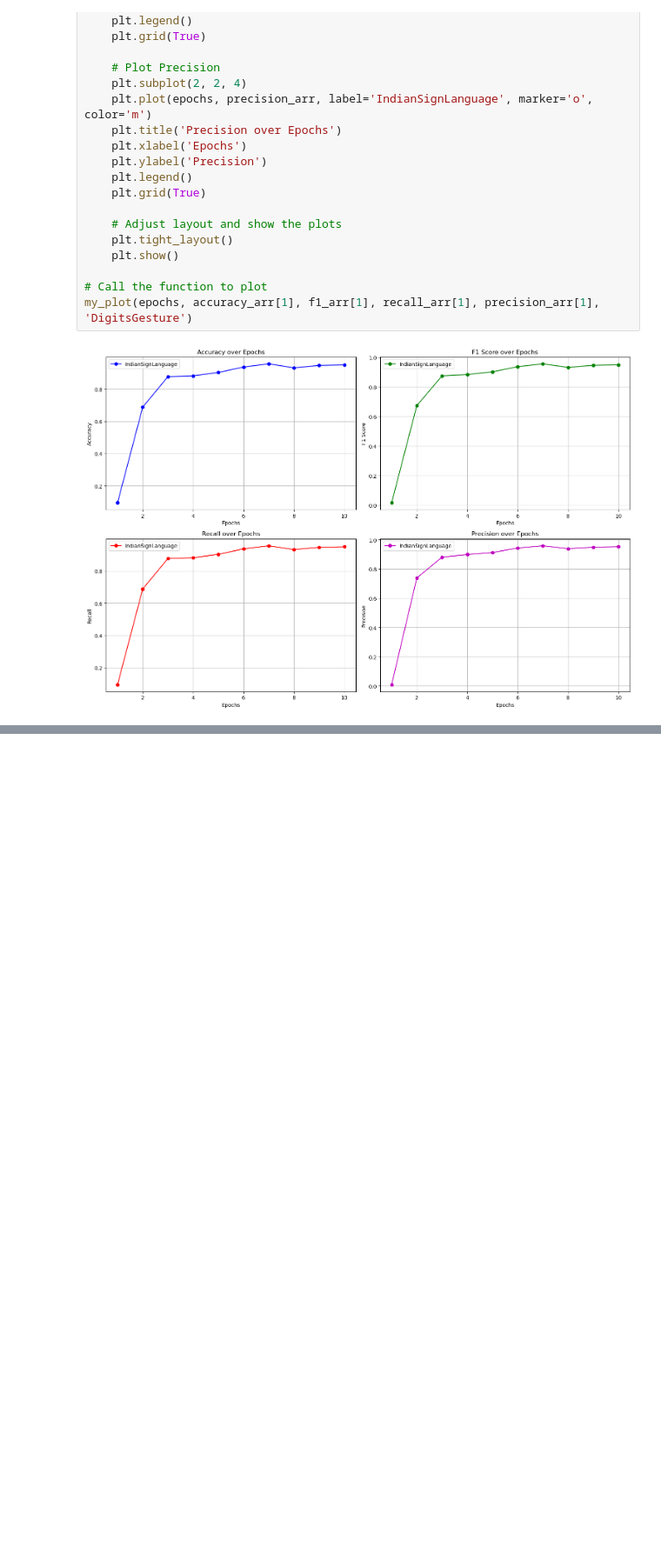
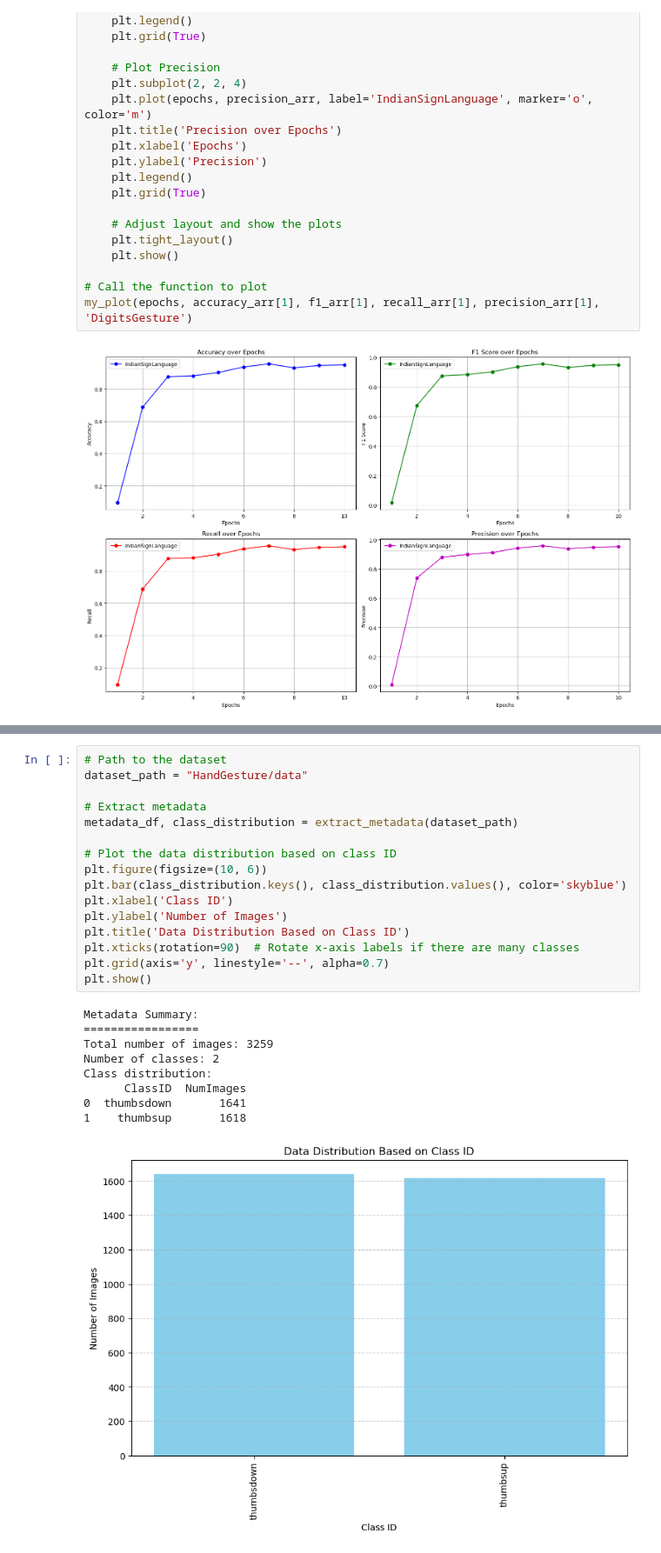
Before and after one commit to daivik1515/Sign-Language-Gesture-Classification, a Jupyter notebook: VGG11.ipynb, the cells around one changed output, grey strips where cells are left out. Shown at 87% size. Drawn from its saved outputs; the diff is of its cells as text; blank space fills up the shorter version.

Commit message:
Imported Dataset 3:HandGesture and performed preprocessing

```diff
--- a/VGG11.ipynb
+++ b/VGG11.ipynb
@@ -761,0 +809,26 @@ my_plot(epochs, accuracy_arr[1], f1_arr[1], recall_arr[1], precision_arr[1], 'Di
+# %%
+# Path to the dataset
+dataset_path = "HandGesture/data"
+
+# Extract metadata
+metadata_df, class_distribution = extract_metadata(dataset_path)
+
+# Plot the data distribution based on class ID
+plt.figure(figsize=(10, 6))
+plt.bar(class_distribution.keys(), class_distribution.values(), color='skyblue')
+plt.xlabel('Class ID')
+plt.ylabel('Number of Images')
+plt.title('Data Distribution Based on Class ID')
+plt.xticks(rotation=90)  # Rotate x-axis labels if there are many classes
+plt.grid(axis='y', linestyle='--', alpha=0.7)
+plt.show()
+# %% [output]
+Metadata Summary:
+=================
+Total number of images: 3259
+Number of classes: 2
+Class distribution:
+      ClassID  NumImages
+0  thumbsdown       1641
+1    thumbsup       1618
+[figure, added]
```
Also changed, not shown: parts of 7 cells of this notebook.
